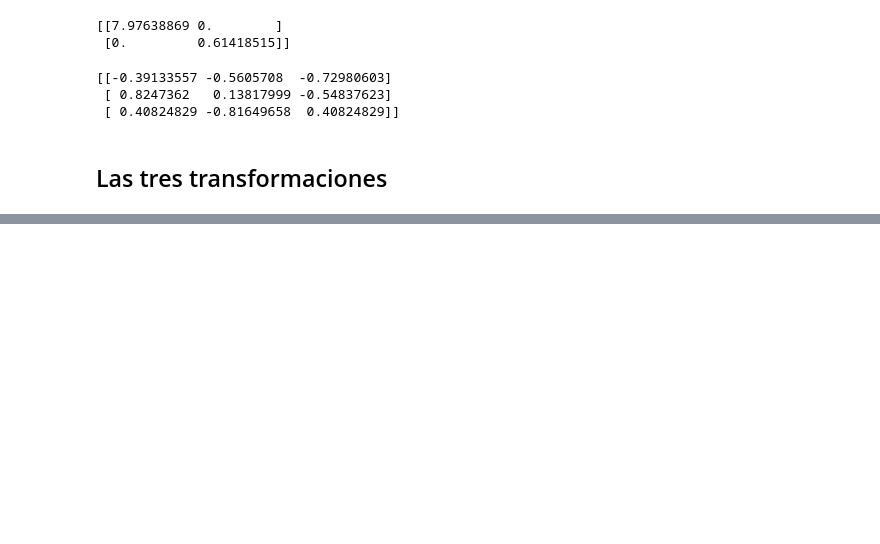
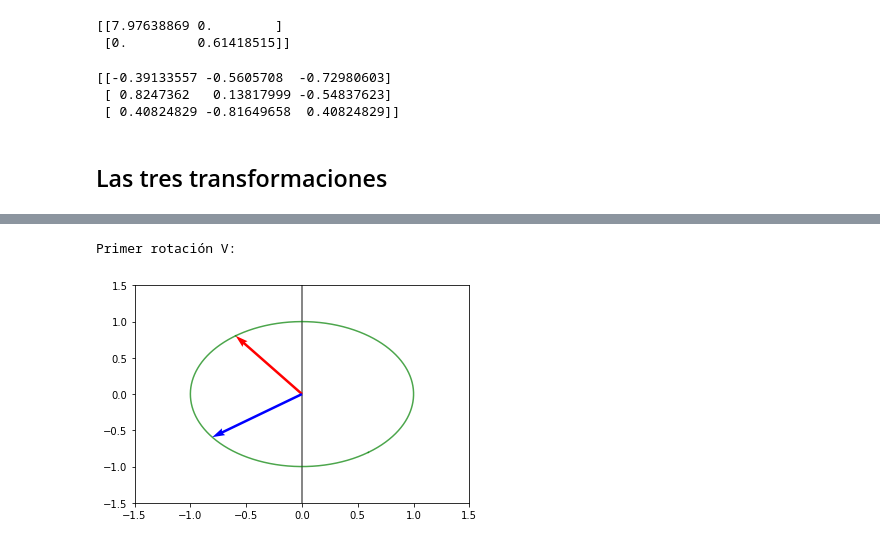
Before and after one commit to luceldasilva/algebra-lineal-para-ml, a Jupyter notebook: Algebra_Lineal.ipynb, the cells around one changed output, grey strips where cells are left out. Saved outputs shown, nothing was run; the diff lists cells and outputs as text; code cells hidden in the pictures; blank space fills up the shorter version.

```diff
--- a/Algebra_Lineal.ipynb
+++ b/Algebra_Lineal.ipynb
@@ -254,0 +270,10 @@ def graficarMatriz(matriz, vectorCol['red', 'blue']):
+# %%
+print('Primer rotación V:')
+graficarMatriz(V7)
+
+plt.xlim(-1.5, 1.5)
+plt.ylim(-1.5, 1.5)
+plt.show()
+# %% [output]
+Primer rotación V:
+[figure, added]
```
Also changed, not shown: parts of 13 cells of this notebook.
